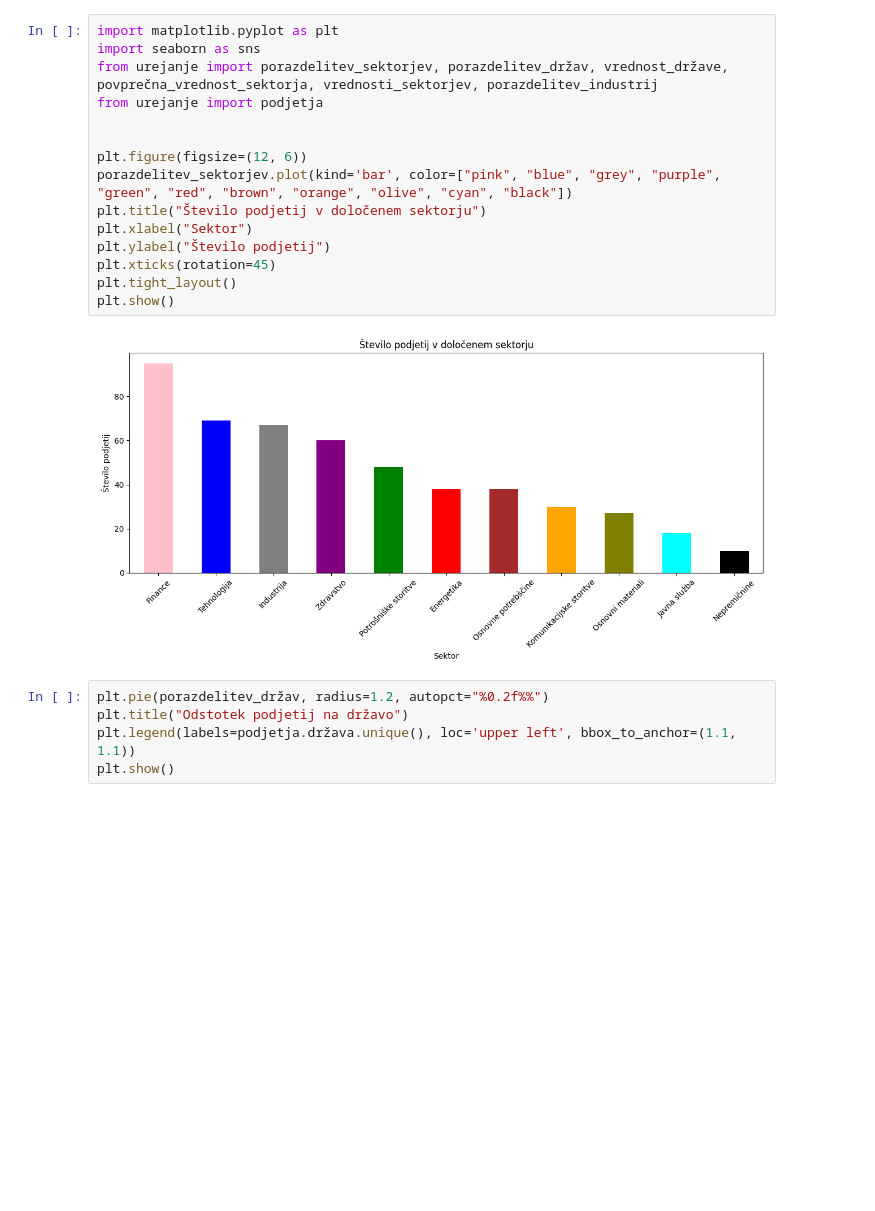
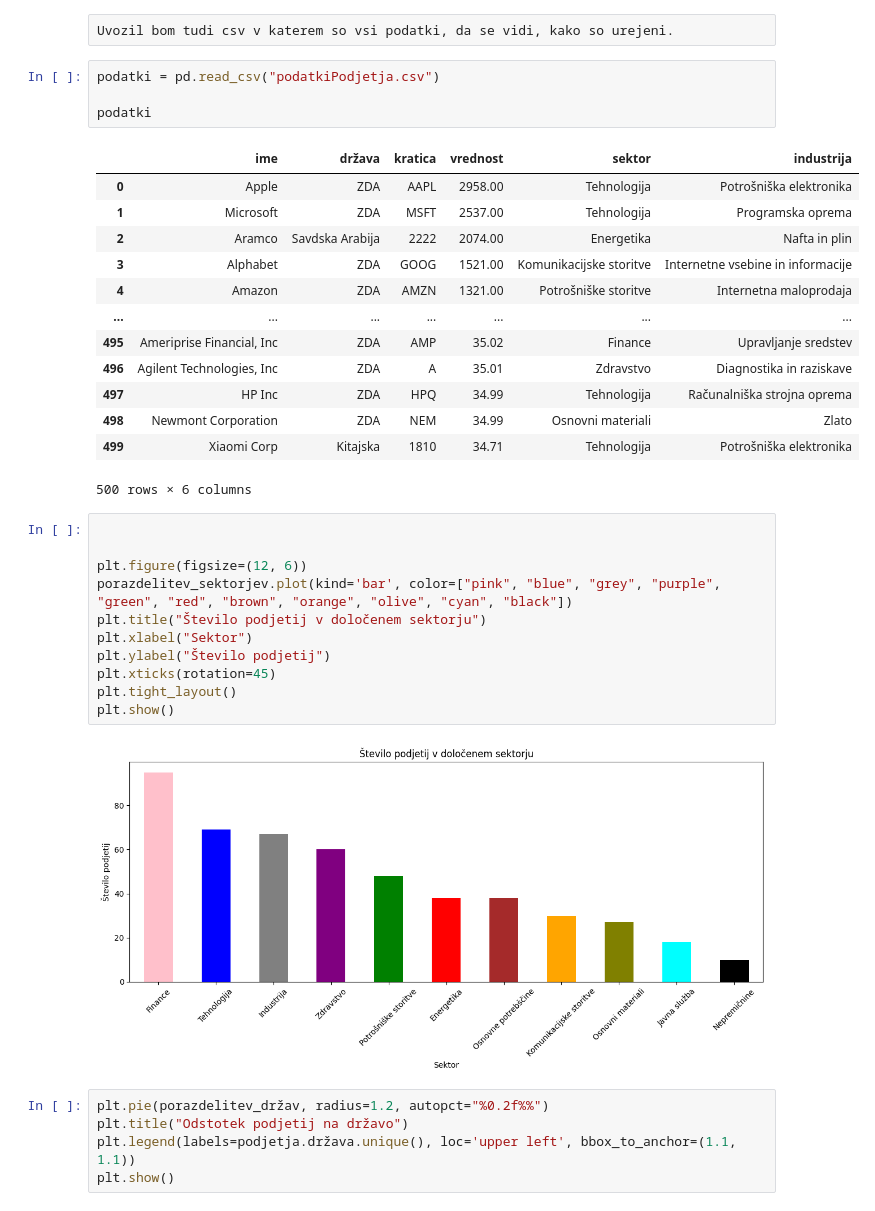
Before and after one commit to MaksRozman7/ProjektnaNaloga, a Jupyter notebook: predstavitev.ipynb, the cells around one changed output. Saved outputs shown, nothing was run; the diff lists cells and outputs as text; blank space fills up the shorter version.

```diff
--- a/predstavitev.ipynb
+++ b/predstavitev.ipynb
@@ -1,8 +15,24 @@
+# %% [raw]
+Uvozil bom tudi csv v katerem so vsi podatki, da se vidi, kako so urejeni.
+# %%
+podatki = pd.read_csv("podatkiPodjetja.csv")
+
+podatki
+# %% [output]
+|  | ime | država | kratica | vrednost | sektor | industrija |
+| 0 | Apple | ZDA | AAPL | 2958.00 | Tehnologija | Potrošniška elektronika |
+| 1 | Microsoft | ZDA | MSFT | 2537.00 | Tehnologija | Programska oprema |
+| 2 | Aramco | Savdska Arabija | 2222 | 2074.00 | Energetika | Nafta in plin |
+| 3 | Alphabet | ZDA | GOOG | 1521.00 | Komunikacijske storitve | Internetne vsebine in informacije |
+| 4 | Amazon | ZDA | AMZN | 1321.00 | Potrošniške storitve | Internetna maloprodaja |
+| ... | ... | ... | ... | ... | ... | ... |
+| 495 | Ameriprise Financial, Inc | ZDA | AMP | 35.02 | Finance | Upravljanje sredstev |
+| 496 | Agilent Technologies, Inc | ZDA | A | 35.01 | Zdravstvo | Diagnostika in raziskave |
+| 497 | HP Inc | ZDA | HPQ | 34.99 | Tehnologija | Računalniška strojna oprema |
+| 498 | Newmont Corporation | ZDA | NEM | 34.99 | Osnovni materiali | Zlato |
+| 499 | Xiaomi Corp | Kitajska | 1810 | 34.71 | Tehnologija | Potrošniška elektronika |
+500 rows × 6 columns
 # %%
-import matplotlib.pyplot as plt
-import seaborn as sns
-from urejanje import porazdelitev_sektorjev, porazdelitev_držav, vrednost_države, povprečna_vrednost_sektorja, vrednosti_sektorjev, porazdelitev_industrij
-from urejanje import podjetja
 
 
 plt.figure(figsize=(12, 6))
```
Also changed, not shown: parts of 4 cells of this notebook, 1 other file.
